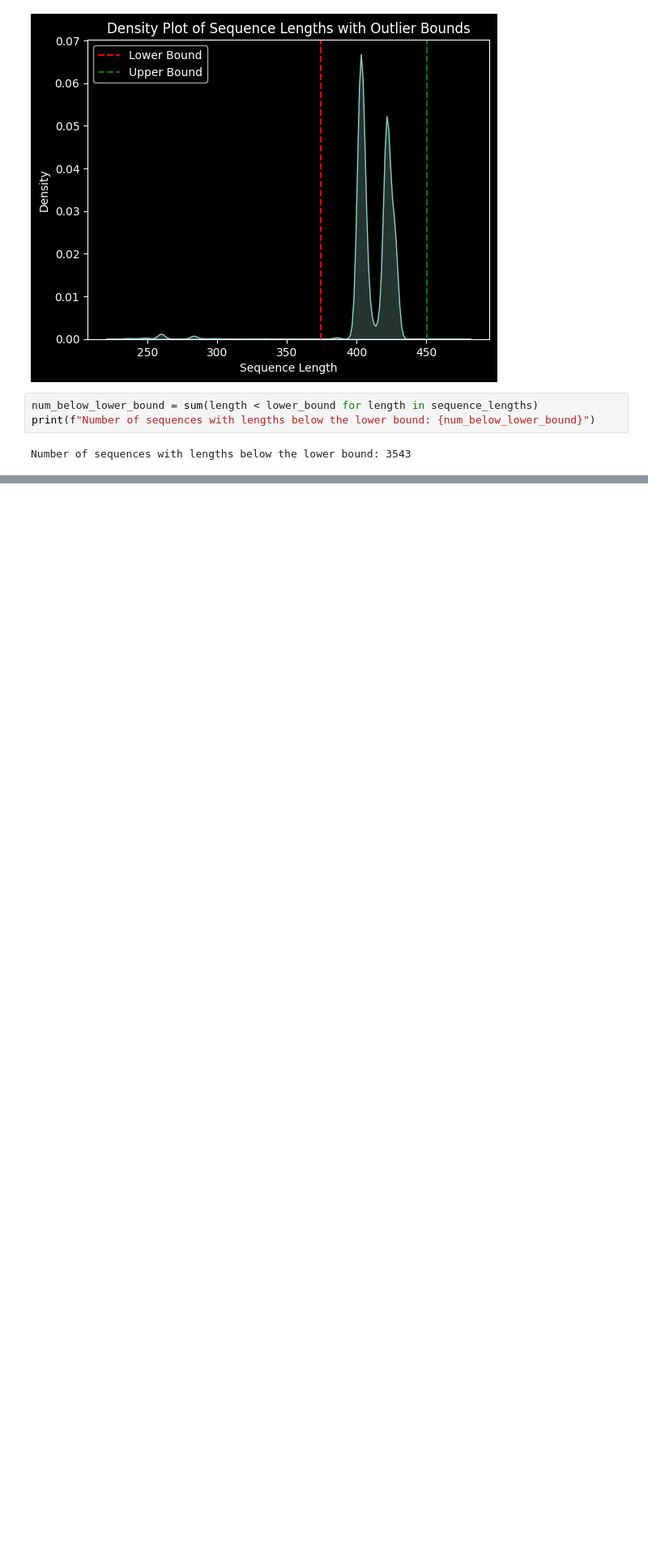
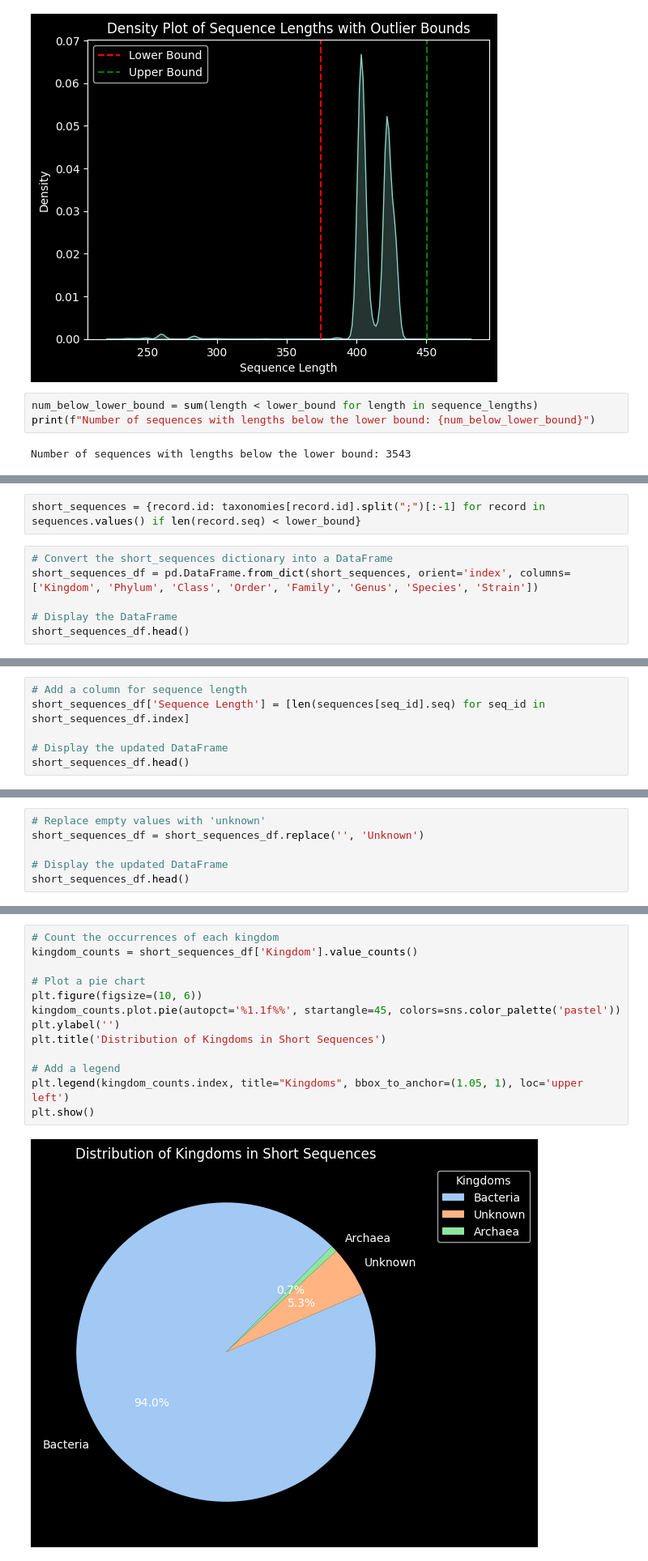
Before and after one commit to filippob/deep_micro_core, a Jupyter notebook: notebooks/01-describe_merged_sequences.ipynb, the cells around one changed output, grey strips where cells are left out. Shown at 81% size. Drawn from its saved outputs; the diff is of its cells as text; blank space fills up the shorter version.

Commit message:
:monocle_face: describe short sequence annotation

```diff
--- a/notebooks/01-describe_merged_sequences.ipynb
+++ b/notebooks/01-describe_merged_sequences.ipynb
@@ -69,0 +85,8 @@ Number of sequences with lengths below the lower bound: 3543
+# %%
+short_sequences = {record.id: taxonomies[record.id].split(";")[:-1] for record in sequences.values() if len(record.seq) < lower_bound}
+# %%
+# Convert the short_sequences dictionary into a DataFrame
+short_sequences_df = pd.DataFrame.from_dict(short_sequences, orient='index', columns=['Kingdom', 'Phylum', 'Class', 'Order', 'Family', 'Genus', 'Species', 'Strain'])
+
+# Display the DataFrame
+short_sequences_df.head()
@@ -69,0 +100,6 @@ Number of sequences with lengths below the lower bound: 3543
+# %%
+# Add a column for sequence length
+short_sequences_df['Sequence Length'] = [len(sequences[seq_id].seq) for seq_id in short_sequences_df.index]
+
+# Display the updated DataFrame
+short_sequences_df.head()
@@ -69,0 +113,6 @@ Number of sequences with lengths below the lower bound: 3543
+# %%
+# Replace empty values with 'unknown'
+short_sequences_df = short_sequences_df.replace('', 'Unknown')
+
+# Display the updated DataFrame
+short_sequences_df.head()
@@ -69,0 +126,15 @@ Number of sequences with lengths below the lower bound: 3543
+# %%
+# Count the occurrences of each kingdom
+kingdom_counts = short_sequences_df['Kingdom'].value_counts()
+
+# Plot a pie chart
+plt.figure(figsize=(10, 6))
+kingdom_counts.plot.pie(autopct='%1.1f%%', startangle=45, colors=sns.color_palette('pastel'))
+plt.ylabel('')
+plt.title('Distribution of Kingdoms in Short Sequences')
+
+# Add a legend
+plt.legend(kingdom_counts.index, title="Kingdoms", bbox_to_anchor=(1.05, 1), loc='upper left')
+plt.show()
+# %% [output]
+[figure, added]
```
Also changed, not shown: parts of 8 cells of this notebook.
